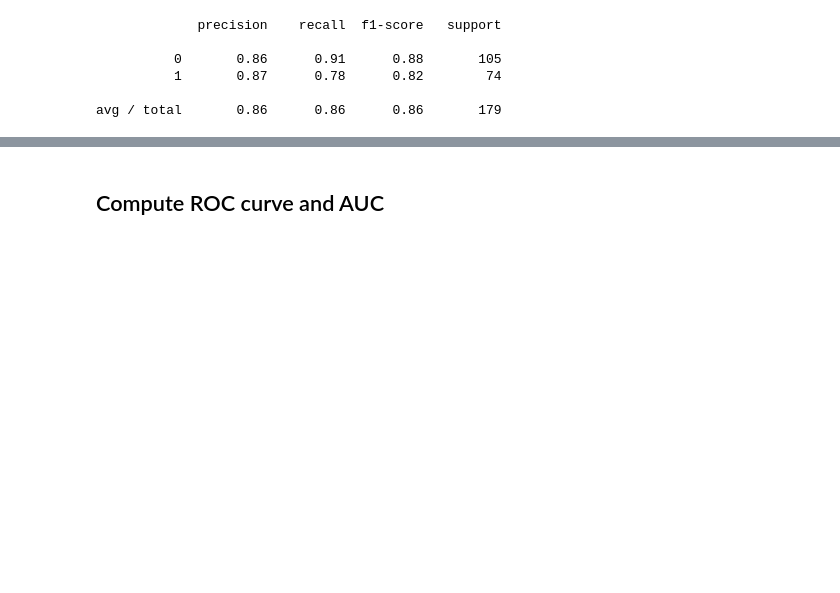
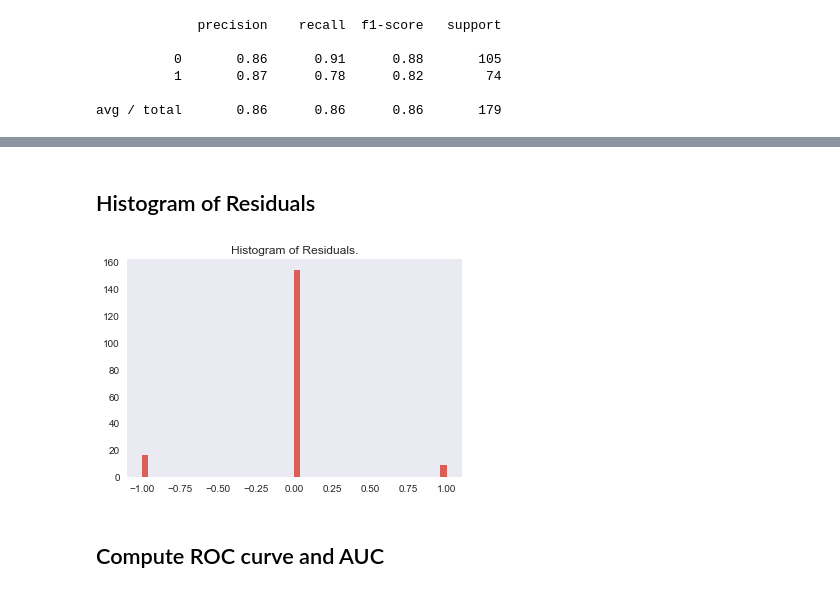
Before and after one commit to jaltez/kaggle-titanic, a Jupyter notebook: code/kaggle-titanic.ipynb, the cells around one changed output, grey strips where cells are left out. Drawn from its saved outputs; the diff is of its cells as text; code cells hidden in the pictures; blank space fills up the shorter version.

```diff
--- a/code/titanic.ipynb
+++ b/code/kaggle-titanic.ipynb
@@ -322,3 +330,11 @@ avg / total       0.86      0.86      0.86       179
+# %% [markdown]
+## Histogram of Residuals
+# %%
+plt.hist(y_pred - y_test.values.ravel(), bins=50)
+plt.title("Histogram of Residuals.")
+plt.show()
+# %% [output]
+[figure, added]
 # %% [markdown]
 ## Compute ROC curve and AUC
 # %%
```
Also changed, not shown: parts of 2 cells of this notebook, 2 other files.
